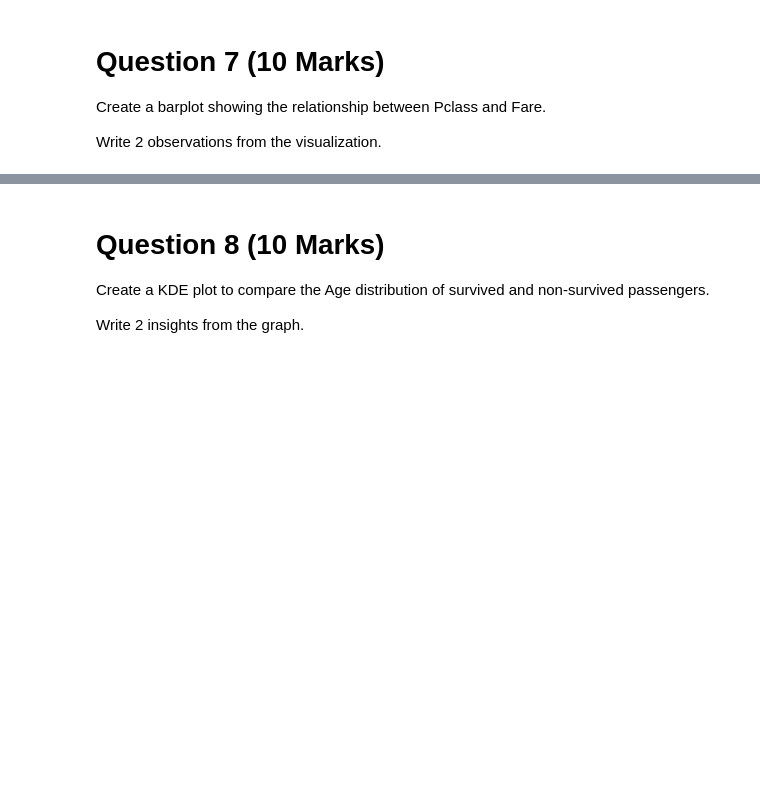
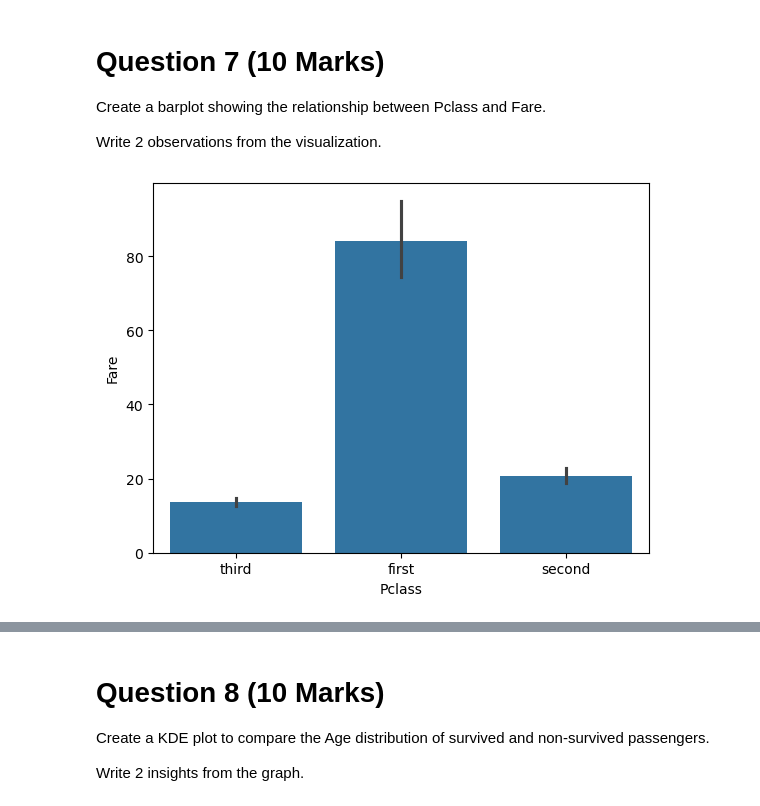
Before and after one commit to swdrana/Artificial-Intelligent-Machine-Learning, a Jupyter notebook: 02. Machine Learning/Module 04 ML Assignment 01/ML_Assignment_01_MY_EXAM_ANSWER.ipynb, the cells around one changed output, grey strips where cells are left out. Cells and saved outputs as stored; diff of their text form; code cells hidden in the pictures; blank space fills up the shorter version.

```diff
--- a/02. Machine Learning/Module 04 ML Assignment 01/ML_Assignment_01_MY_EXAM_ANSWER.ipynb
+++ b/02. Machine Learning/Module 04 ML Assignment 01/ML_Assignment_01_MY_EXAM_ANSWER.ipynb
@@ -191,3 +223,8 @@ Write 2 insights from the analysis.
 Create a barplot showing the relationship between Pclass and Fare.
 
 Write 2 observations from the visualization.
+# %%
+sns.barplot(x=df['Pclass'], y=df['Fare'])
+plt.show()
+# %% [output]
+[figure, added]
```
Also changed, not shown: parts of 10 cells of this notebook.
